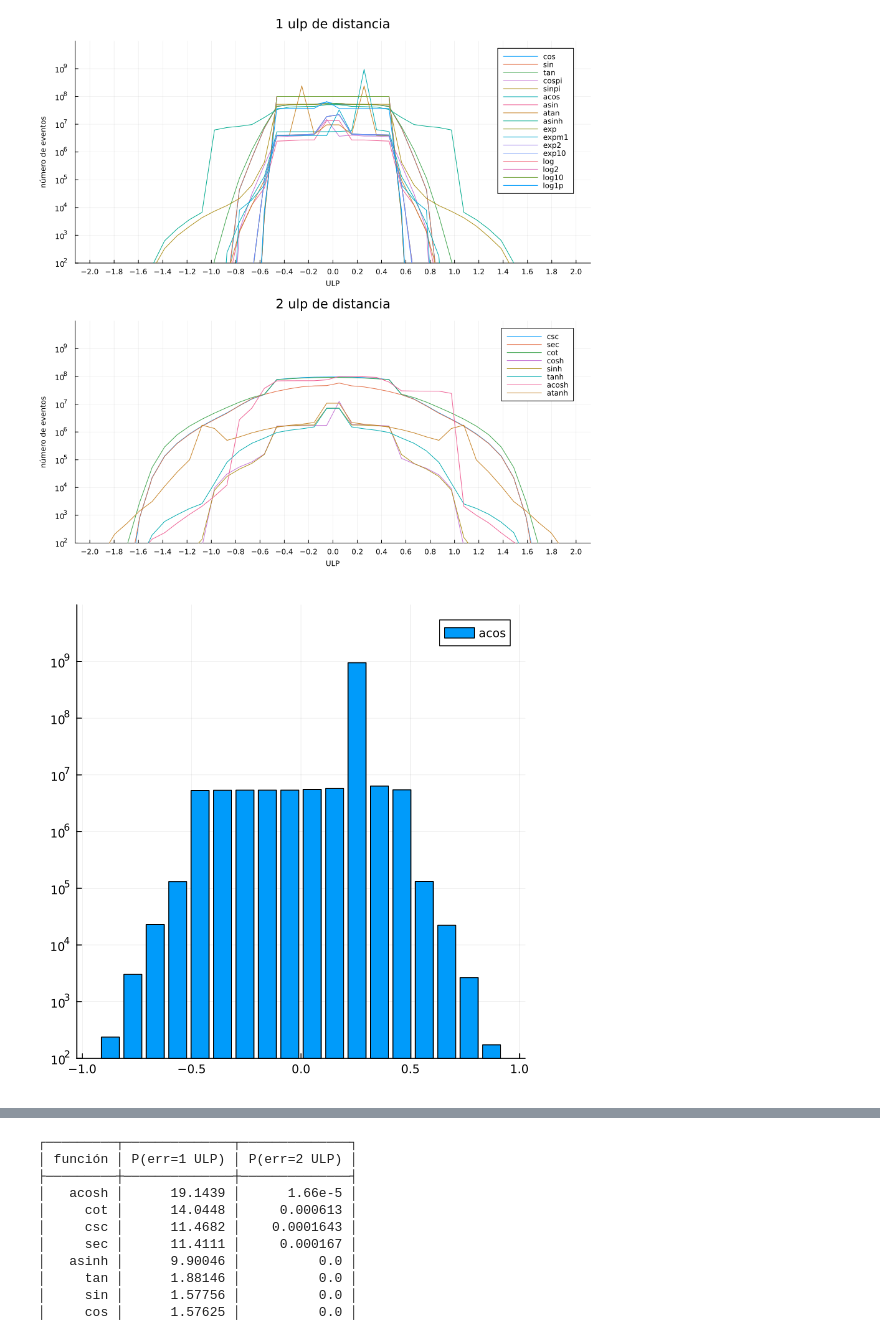
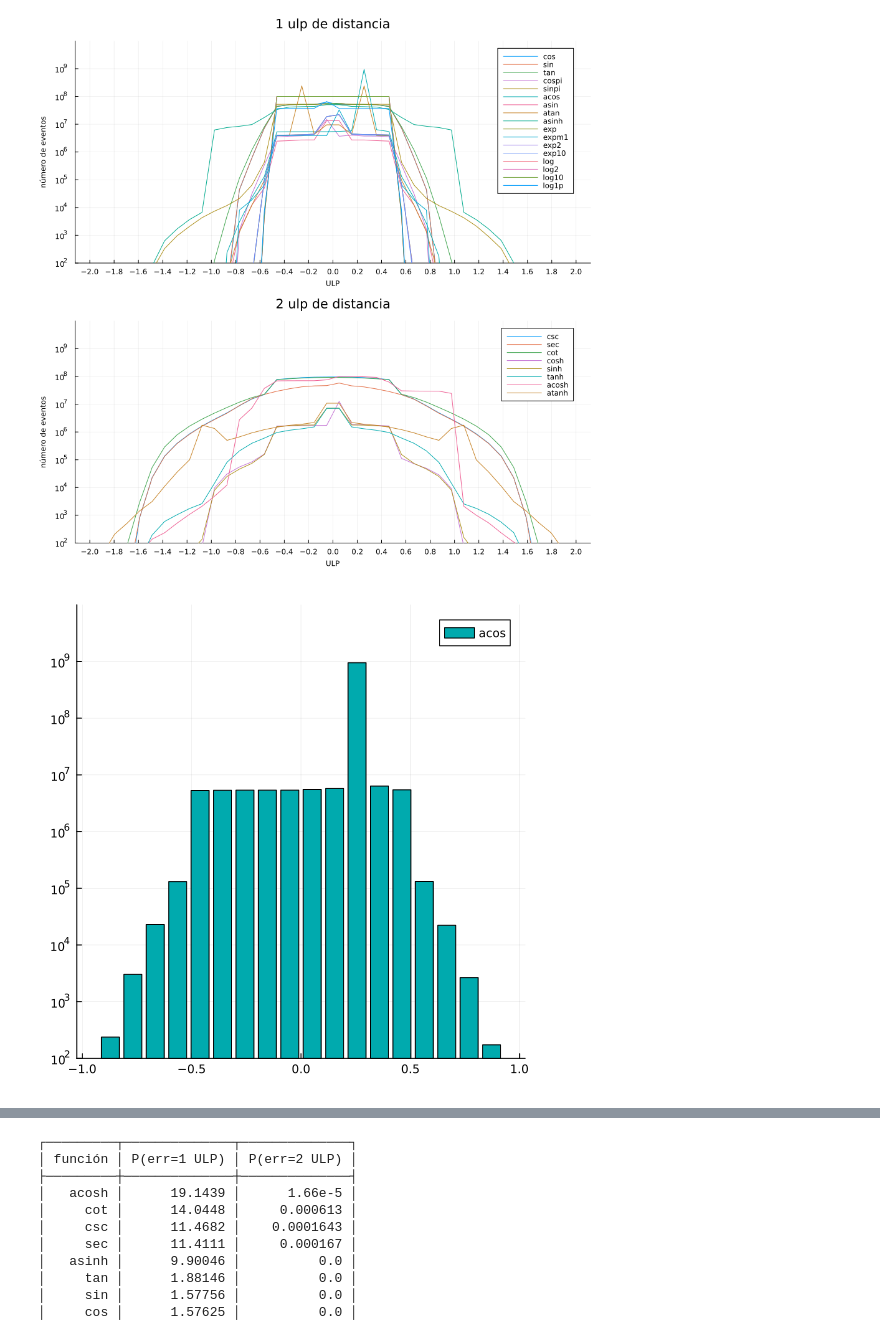
Before and after one commit to davidalencia/transcendentalJuliaFunctionsTests, a Jupyter notebook: experiments/Analisis.ipynb, the cells around one changed output, grey strips where cells are left out. Drawn from its saved outputs; the diff is of its cells as text; code cells hidden in the pictures.

```diff
--- a/experiments/Analisis.ipynb
+++ b/experiments/Analisis.ipynb
@@ -68,10 +66,10 @@ ylabel!("número de eventos")
 [figure]
 # %%
 lupa = 12:29
-p = bar(r[lupa], RFD[6].buckets[lupa], yscale=:log10, yticks=exp10.(1:9), ylims=(100, 10^10), size=(500,500), label="acos")
+p = bar(r[lupa], RFD[6].buckets[lupa], yscale=:log10, yticks=exp10.(1:9), ylims=(100, 10^10), size=(500,500), label="acos", color=palette(:default)[6])
 savefig("images/acos_RFD")
 p
 # %% [output]
-[figure, old version]
+[figure, new version]
 # %%
 lupa = 12:29
```
Also changed, not shown: parts of 16 cells of this notebook, 9 other files.
